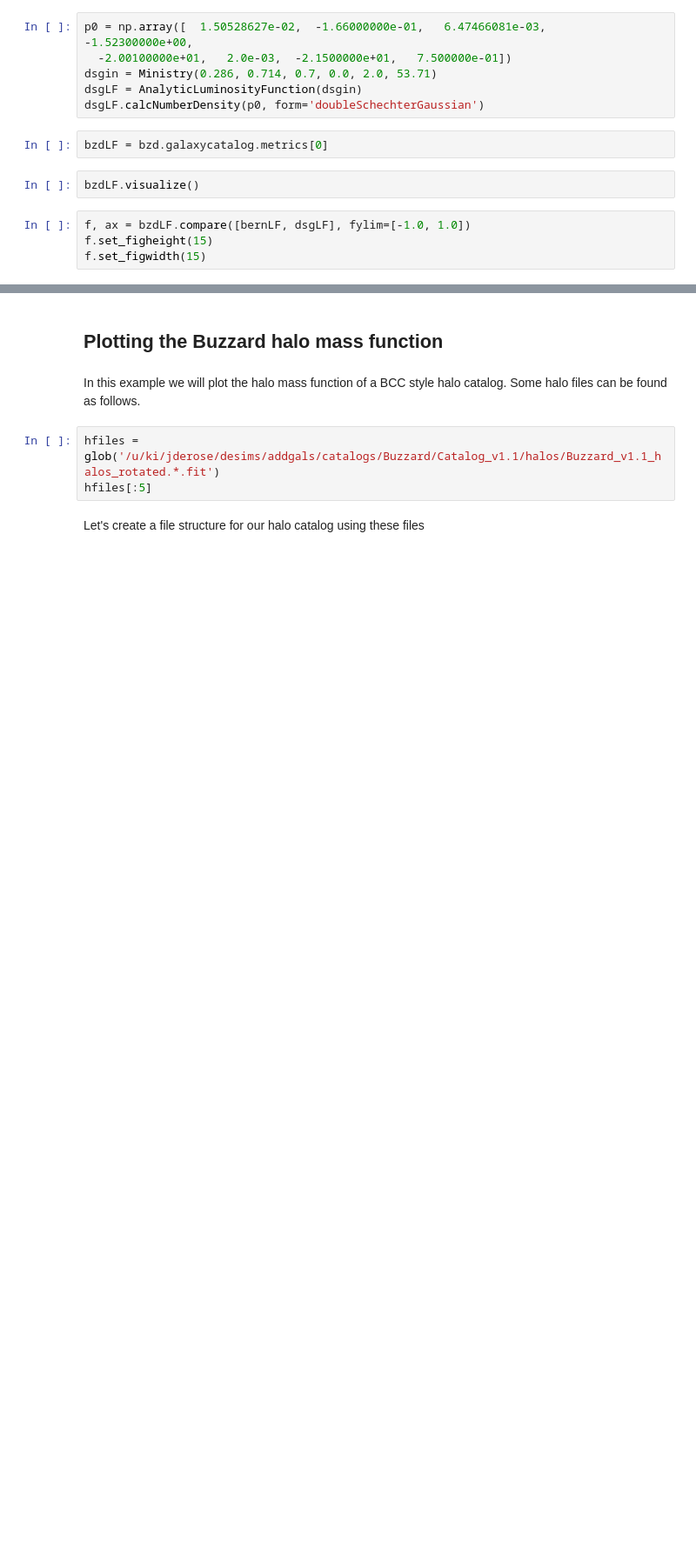
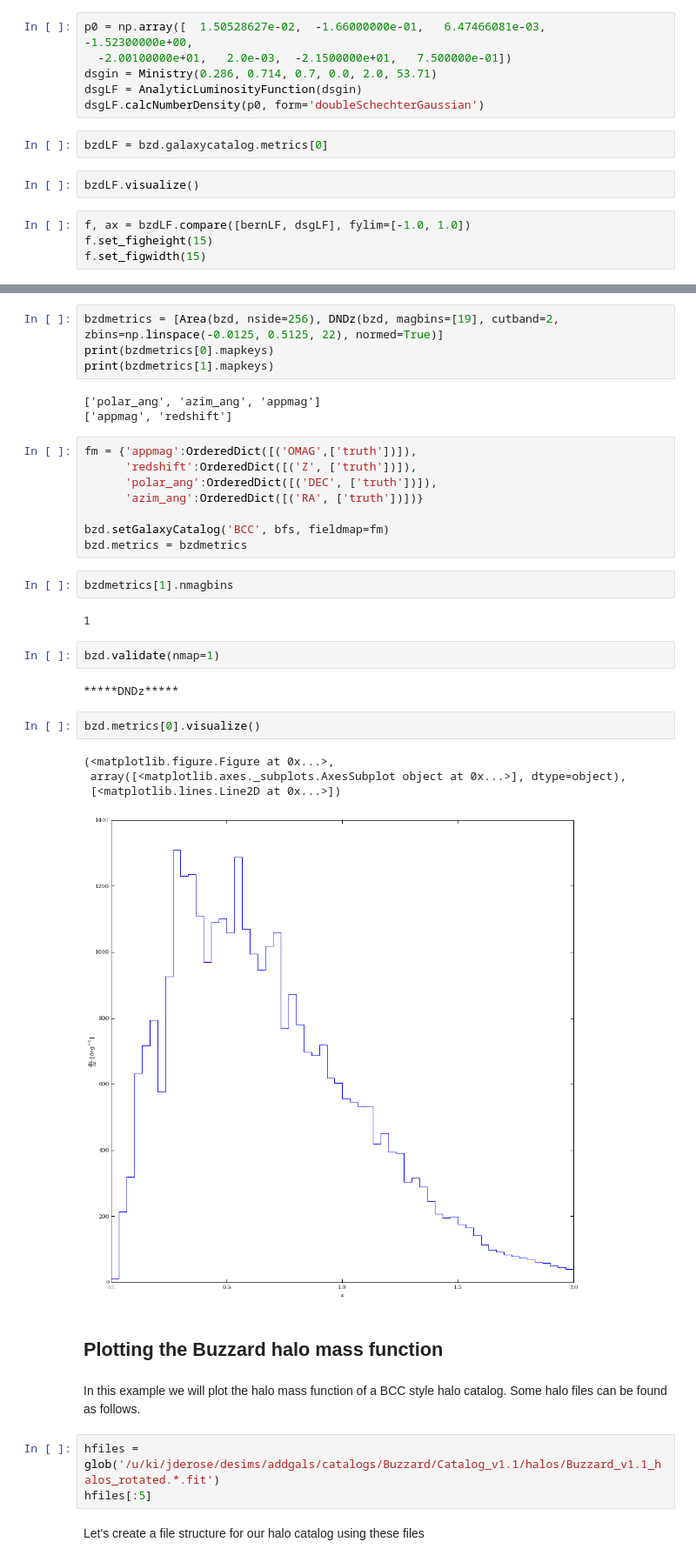
Before and after one commit to j-dr/bigbrother, a Jupyter notebook: example.ipynb, the cells around one changed output, grey strips where cells are left out. Shown at 87% size. Cells and saved outputs as stored; diff of their text form; blank space fills up the shorter version.

```diff
--- a/example.ipynb
+++ b/example.ipynb
@@ -86,3 +96,33 @@ f.set_figwidth(15)
+# %%
+bzdmetrics = [Area(bzd, nside=256), DNDz(bzd, magbins=[19], cutband=2, zbins=np.linspace(-0.0125, 0.5125, 22), normed=True)]
+print(bzdmetrics[0].mapkeys)
+print(bzdmetrics[1].mapkeys)
+# %% [output]
+['polar_ang', 'azim_ang', 'appmag']
+['appmag', 'redshift']
+# %%
+fm = {'appmag':OrderedDict([('OMAG',['truth'])]),
+      'redshift':OrderedDict([('Z', ['truth'])]),
+      'polar_ang':OrderedDict([('DEC', ['truth'])]),
+      'azim_ang':OrderedDict([('RA', ['truth'])])}
+
+bzd.setGalaxyCatalog('BCC', bfs, fieldmap=fm)
+bzd.metrics = bzdmetrics
+# %%
+bzdmetrics[1].nmagbins
+# %% [output]
+1
+# %%
+bzd.validate(nmap=1)
+# %% [output]
+*****DNDz*****
+# %%
+bzd.metrics[0].visualize()
+# %% [output]
+(<matplotlib.figure.Figure at 0x...>,
+ array([<matplotlib.axes._subplots.AxesSubplot object at 0x...>], dtype=object),
+ [<matplotlib.lines.Line2D at 0x...>])
+[figure, added]
 # %% [markdown]
 ## Plotting the Buzzard halo mass function
 # %% [markdown]
```
Also changed, not shown: parts of 3 cells of this notebook.
